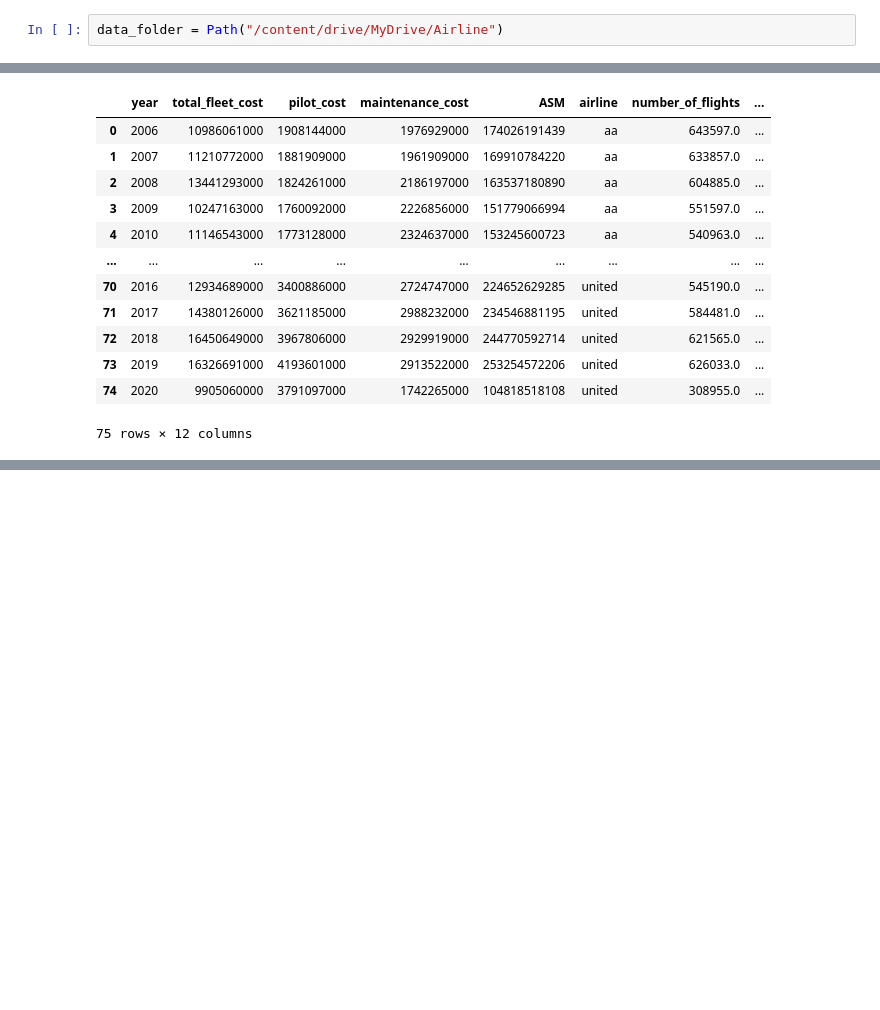
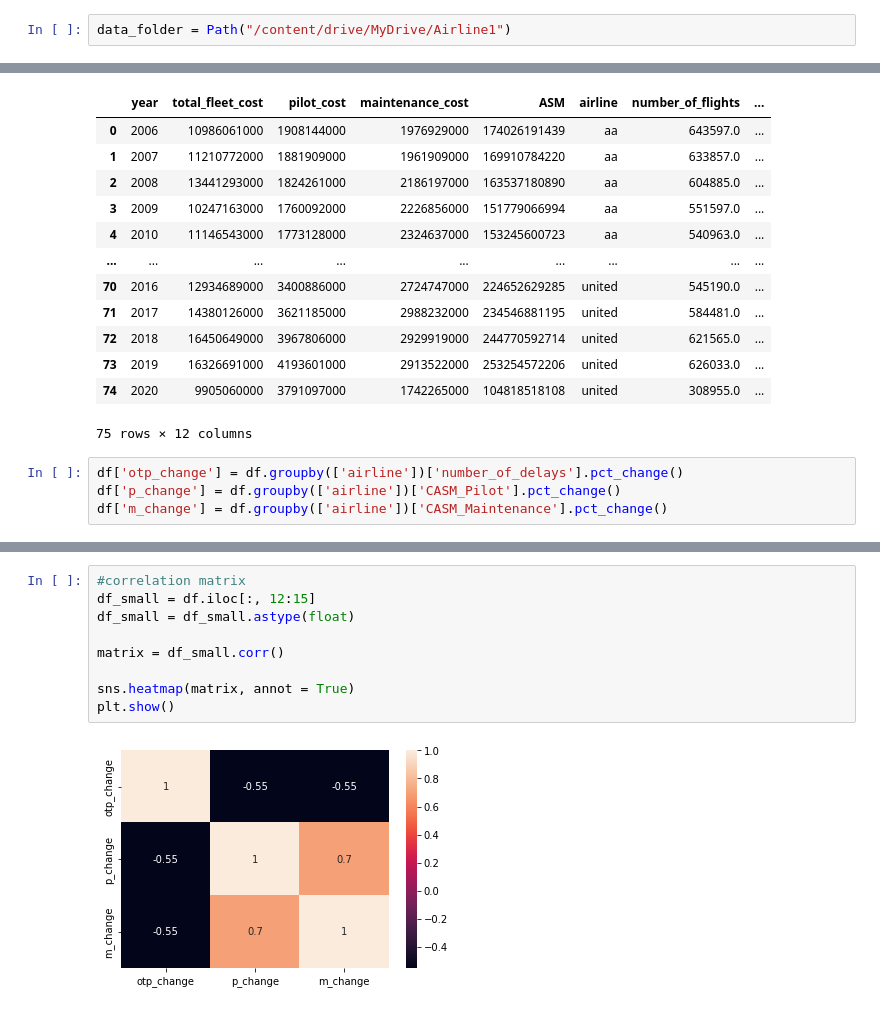
Before and after one commit to namithadeshpande/Airline-Project, a Jupyter notebook: Airline/Airline.ipynb, the cells around one changed output, grey strips where cells are left out. Saved outputs shown, nothing was run; the diff lists cells and outputs as text; blank space fills up the shorter version.

Commit message:
Data Frame updated

```diff
--- a/Airline/Airline.ipynb
+++ b/Airline/Airline.ipynb
@@ -8,7 +10,7 @@ drive.mount('/content/drive', force_remount=True)
 # %% [output]
 Mounted at /content/drive
 # %%
-data_folder = Path("/content/drive/MyDrive/Airline")
+data_folder = Path("/content/drive/MyDrive/Airline1")
 # %%
 aa_otp = pd.read_csv(data_folder/"AA_OTP.csv")
 alaska_otp = pd.read_csv(data_folder/"Alaska_OTP.csv")
@@ -152,3 +154,7 @@ df
 | 73 | 2019 | 16326691000 | 4193601000 | 2913522000 | 253254572206 | united | 626033.0 | ... |
 | 74 | 2020 | 9905060000 | 3791097000 | 1742265000 | 104818518108 | united | 308955.0 | ... |
 75 rows × 12 columns
+# %%
+df['otp_change'] = df.groupby(['airline'])['number_of_delays'].pct_change()
+df['p_change'] = df.groupby(['airline'])['CASM_Pilot'].pct_change()
+df['m_change'] = df.groupby(['airline'])['CASM_Maintenance'].pct_change()
@@ -154,0 +177,11 @@ df
+# %%
+#correlation matrix
+df_small = df.iloc[:, 12:15]
+df_small = df_small.astype(float)
+
+matrix = df_small.corr()
+
+sns.heatmap(matrix, annot = True)
+plt.show()
+# %% [output]
+[figure, added]
```
Also changed, not shown: parts of 2 cells of this notebook.
